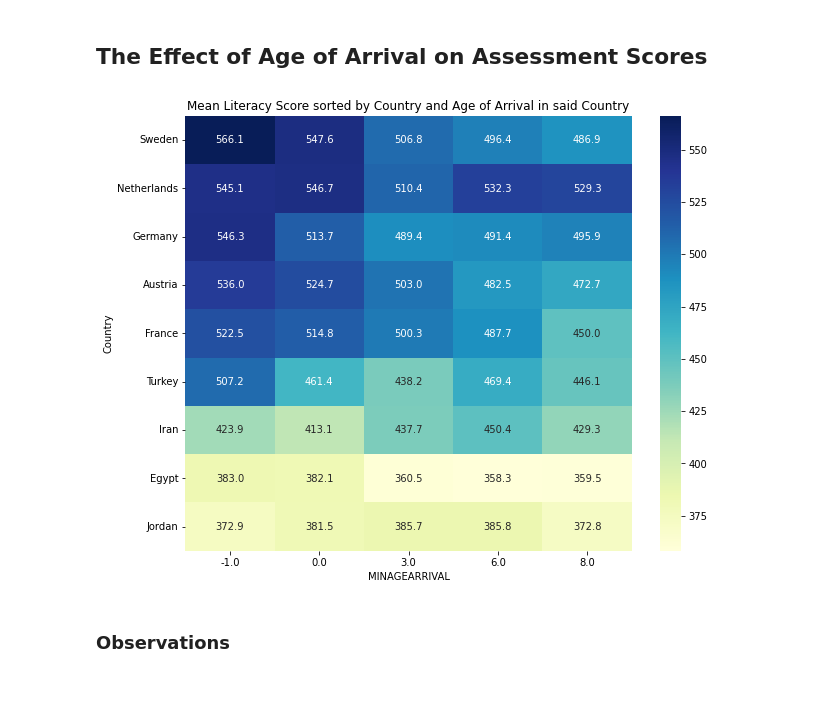
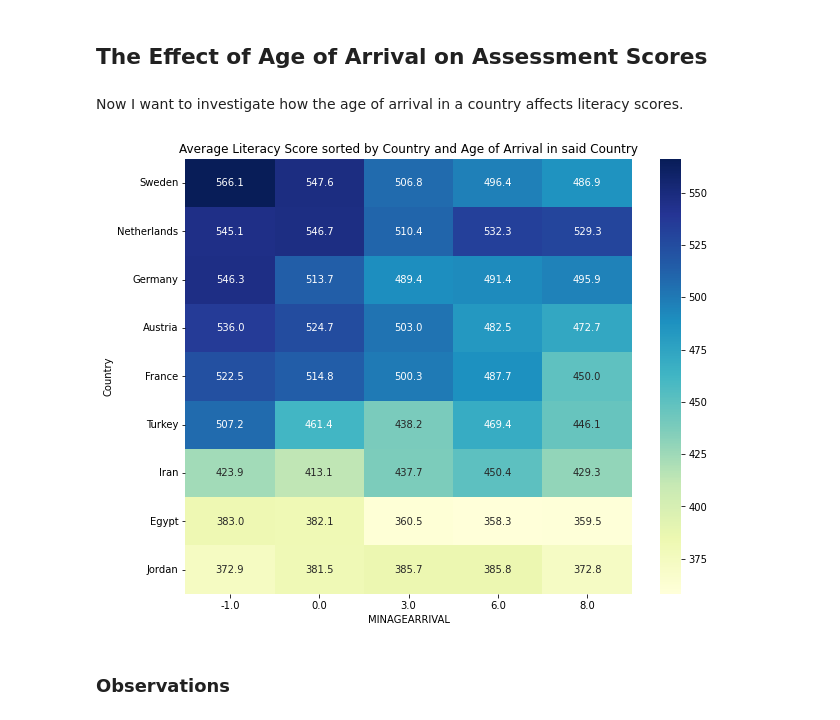
Before and after one commit to SophieESpencer/Comparison, a Jupyter notebook: Final Notebooks/3. Analysis Literacy.ipynb, the cells around one changed output. Cells and saved outputs as stored; diff of their text form; code cells hidden in the pictures; blank space fills up the shorter version.

```diff
--- a/Final Notebooks/3. Analysis Literacy.ipynb
+++ b/Final Notebooks/3. Analysis Literacy.ipynb
@@ -78,6 +80,8 @@ I will now use this cleaned dataset to produce visualisations to show to what ex
 # %% [markdown]
 To start, I will use the 'avgscore' column, which was generated during the cleaning stage, to compare average scores across countries. Please note that I applied interquartile range (IQR) filtering in the previous stage, so I am confident in the validity of this data.
 # %%
-# Create a pivot table of country averages and sort highest to lowest
-df_avg_pivot = df.pivot_table(values='avgscore', index='Country').sort_values(by='avgscore', ascending=False)
+df_avg_pivot = (
+    df.pivot_table(values="avgscore", index="Country")
+    .sort_values(by="avgscore", ascending=False)
+)
 # %%
@@ -277,5 +246,7 @@ Additionally, certain contextual factors, such as refugee status and language ba
 In the next stages, the analysis will focus on how the age of arrival affects the literacy outcomes for foreign-born children, providing a deeper understanding of the integration process.
 # %% [markdown]
 ## The Effect of Age of Arrival on Assessment Scores
+# %% [markdown]
+Now  I want to investigate how the age of arrival in a country affects literacy scores.
 # %%
 pivot_minage_literacy = df.pivot_table(values='avgscore', index=['Country'],columns=['MINAGEARRIVAL'],dropna = False)
@@ -285,11 +255,10 @@ pivot_minage_literacy = pivot_minage_literacy.reindex(country_order)
 # %%
-# Plot the heat map
 plt.figure(figsize=(10, 8))
 sns.heatmap(pivot_minage_literacy, annot=True,fmt=".1f", cmap='YlGnBu')
-plt.title('Mean Literacy Score sorted by Country and Age of Arrival in said Country')
+plt.title('Average Literacy Score sorted by Country and Age of Arrival in said Country')
 plt.show()
 # %% [output]
-[figure, old version]
+[figure, new version]
 # %% [markdown]
 ### Observations
 # %% [markdown]
```
Also changed, not shown: parts of 25 cells of this notebook, 3 other files.
